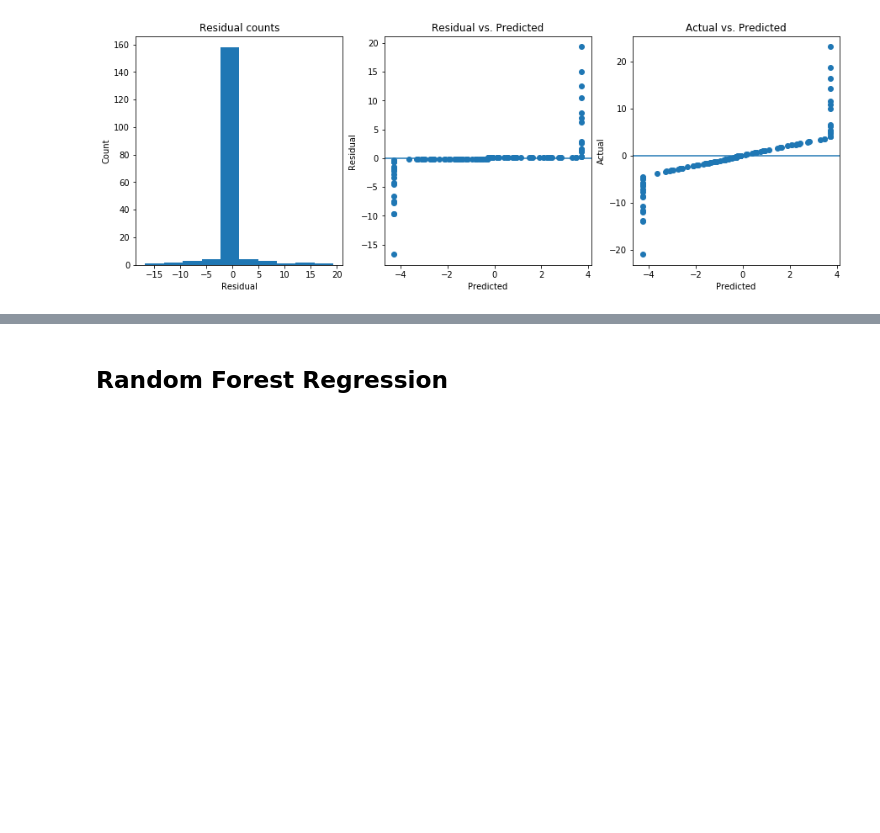
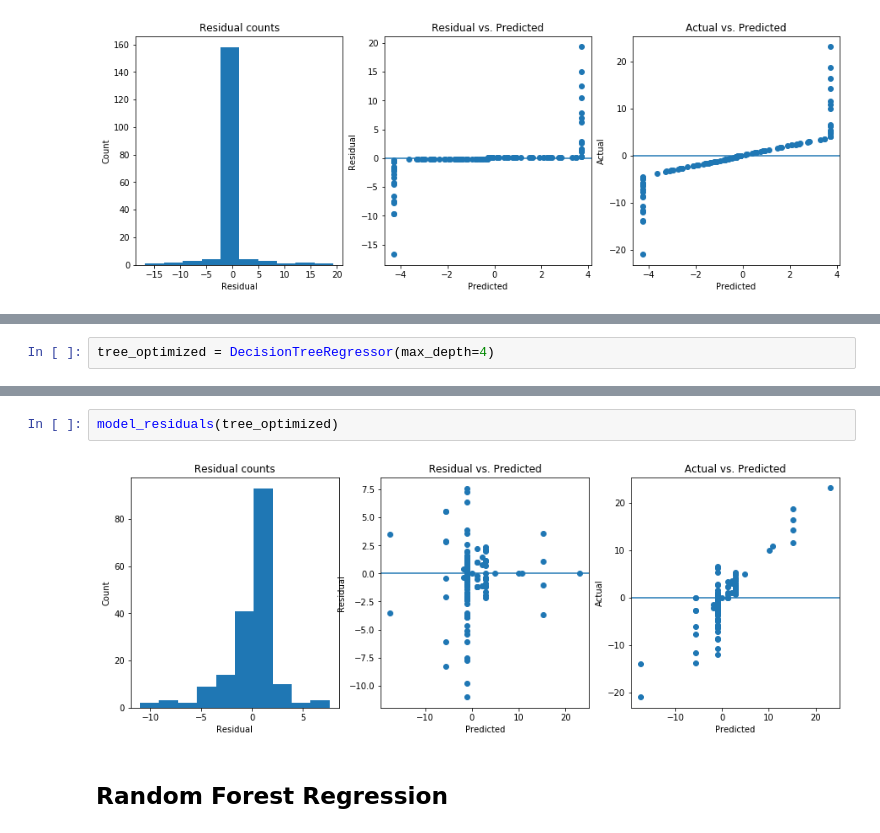
Before and after one commit to mbeckmanssf/Thinkful, a Jupyter notebook: Unit-3/Migration-Capstone.ipynb, the cells around one changed output, grey strips where cells are left out. Drawn from its saved outputs; the diff is of its cells as text; blank space fills up the shorter version.

```diff
--- a/Unit-3/Migration-Capstone.ipynb
+++ b/Unit-3/Migration-Capstone.ipynb
@@ -648,0 +719,2 @@ model_residuals(svr_optimized)
+# %%
+tree_optimized = DecisionTreeRegressor(max_depth=4)
@@ -649,3 +727,7 @@ model_residuals(svr_optimized)
+# %%
+model_residuals(tree_optimized)
+# %% [output]
+[figure, added]
 # %% [markdown]
 ## Random Forest Regression
 # %%
```
Also changed, not shown: parts of 20 cells of this notebook.
